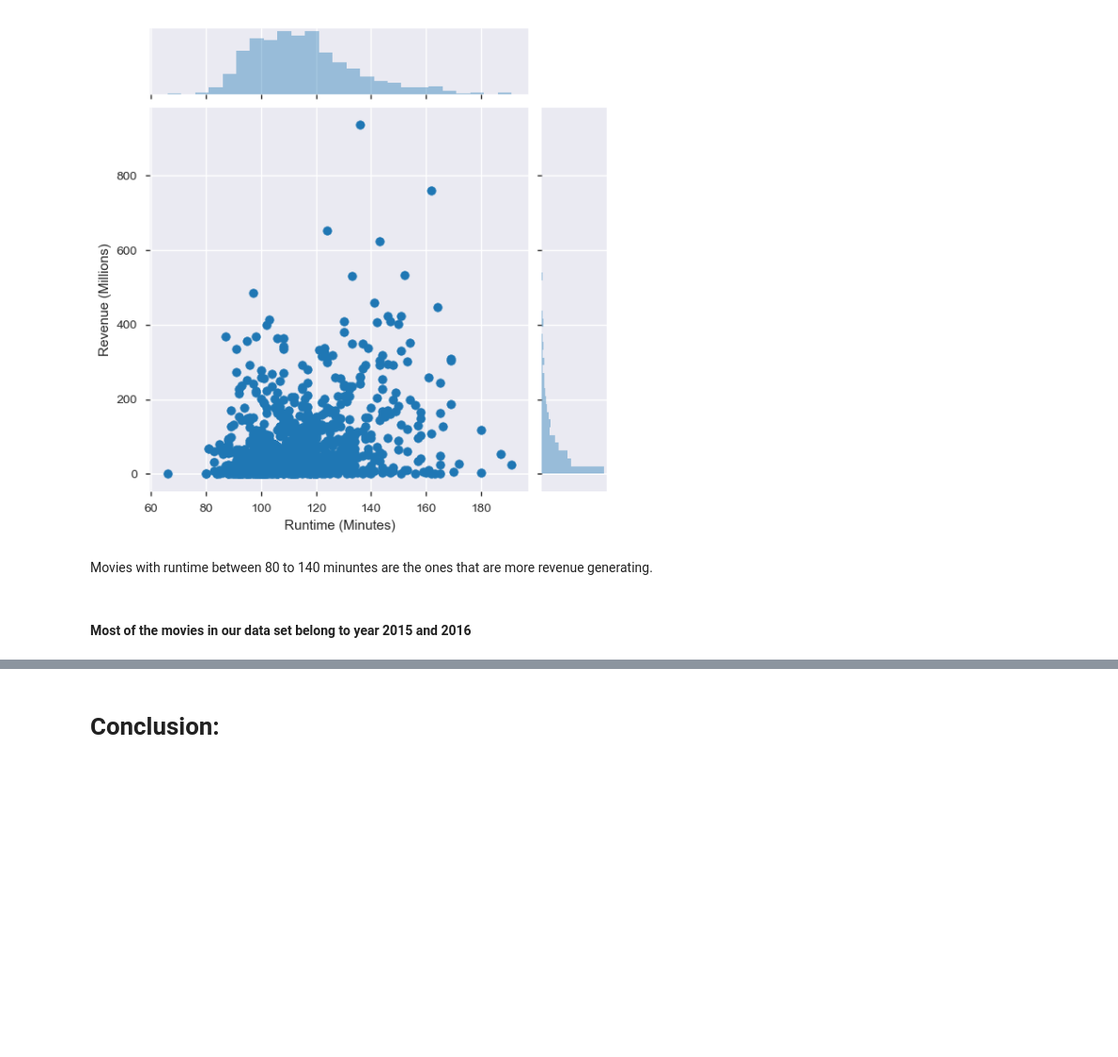
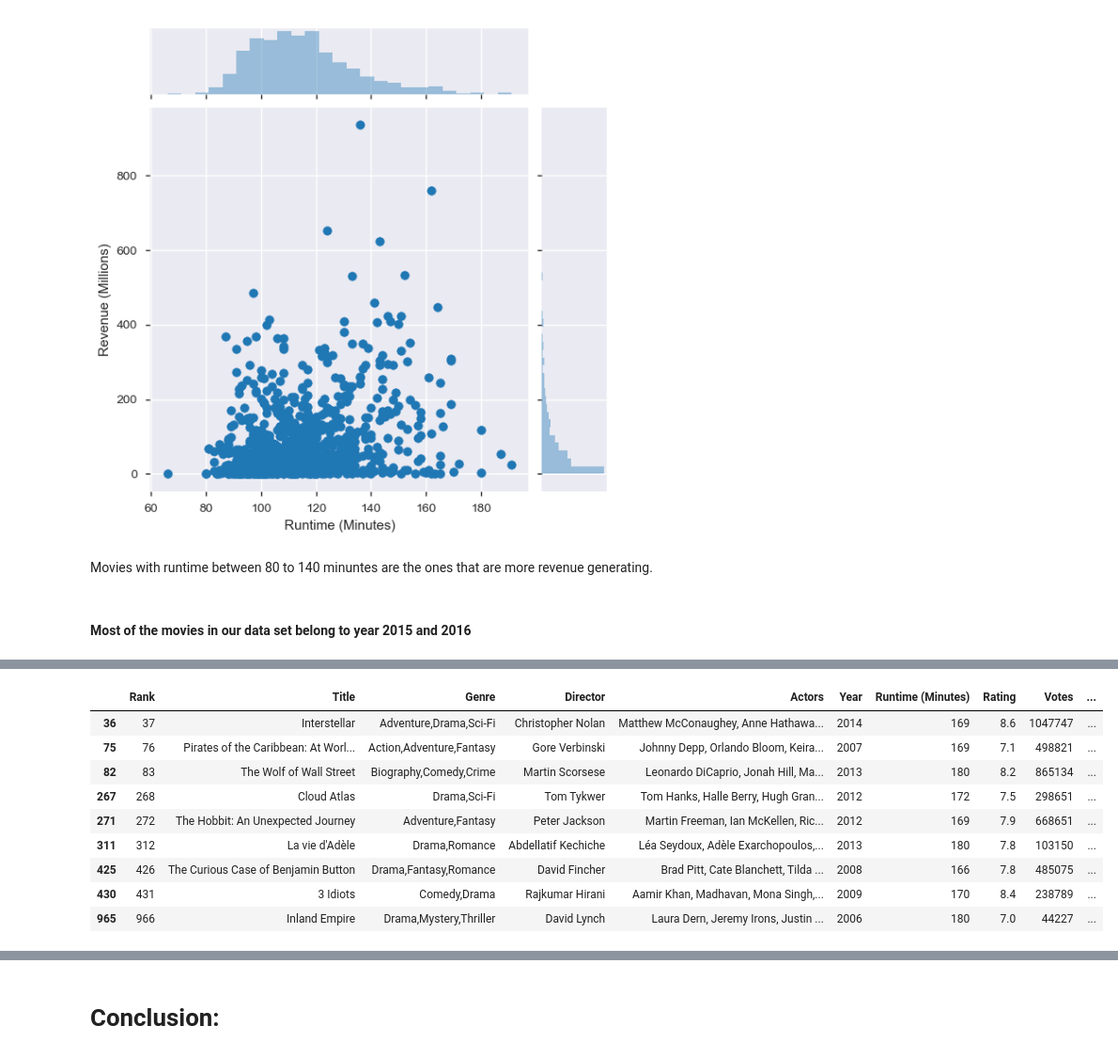
Before and after one commit to yaminijoshi89/INSAID-Projects, a Jupyter notebook: IMDB_1000MoviesDataSet_EDA.ipynb, the cells around one changed output, grey strips where cells are left out. Shown at 94% size. Saved outputs shown, nothing was run; the diff lists cells and outputs as text; code cells hidden in the pictures; blank space fills up the shorter version.

```diff
--- a/IMDB_1000MoviesDataSet_EDA.ipynb
+++ b/IMDB_1000MoviesDataSet_EDA.ipynb
@@ -622,0 +650,13 @@ Movies with runtime between 80 to 140 minuntes are the ones that are more revenu
+# %%
+movie_data[movie_data.Runtime_Range=="165+"]
+# %% [output]
+|  | Rank | Title | Genre | Director | Actors | Year | Runtime (Minutes) | Rating | Votes | ... |
+| 36 | 37 | Interstellar | Adventure,Drama,Sci-Fi | Christopher Nolan | Matthew McConaughey, Anne Hathawa... | 2014 | 169 | 8.6 | 1047747 | ... |
+| 75 | 76 | Pirates of the Caribbean: At Worl... | Action,Adventure,Fantasy | Gore Verbinski | Johnny Depp, Orlando Bloom, Keira... | 2007 | 169 | 7.1 | 498821 | ... |
+| 82 | 83 | The Wolf of Wall Street | Biography,Comedy,Crime | Martin Scorsese | Leonardo DiCaprio, Jonah Hill, Ma... | 2013 | 180 | 8.2 | 865134 | ... |
+| 267 | 268 | Cloud Atlas | Drama,Sci-Fi | Tom Tykwer | Tom Hanks, Halle Berry, Hugh Gran... | 2012 | 172 | 7.5 | 298651 | ... |
+| 271 | 272 | The Hobbit: An Unexpected Journey | Adventure,Fantasy | Peter Jackson | Martin Freeman, Ian McKellen, Ric... | 2012 | 169 | 7.9 | 668651 | ... |
+| 311 | 312 | La vie d'Adèle | Drama,Romance | Abdellatif Kechiche | Léa Seydoux, Adèle Exarchopoulos,... | 2013 | 180 | 7.8 | 103150 | ... |
+| 425 | 426 | The Curious Case of Benjamin Button | Drama,Fantasy,Romance | David Fincher | Brad Pitt, Cate Blanchett, Tilda ... | 2008 | 166 | 7.8 | 485075 | ... |
+| 430 | 431 | 3 Idiots | Comedy,Drama | Rajkumar Hirani | Aamir Khan, Madhavan, Mona Singh,... | 2009 | 170 | 8.4 | 238789 | ... |
+| 965 | 966 | Inland Empire | Drama,Mystery,Thriller | David Lynch | Laura Dern, Jeremy Irons, Justin ... | 2006 | 180 | 7.0 | 44227 | ... |
```
Also changed, not shown: parts of 15 cells of this notebook.
